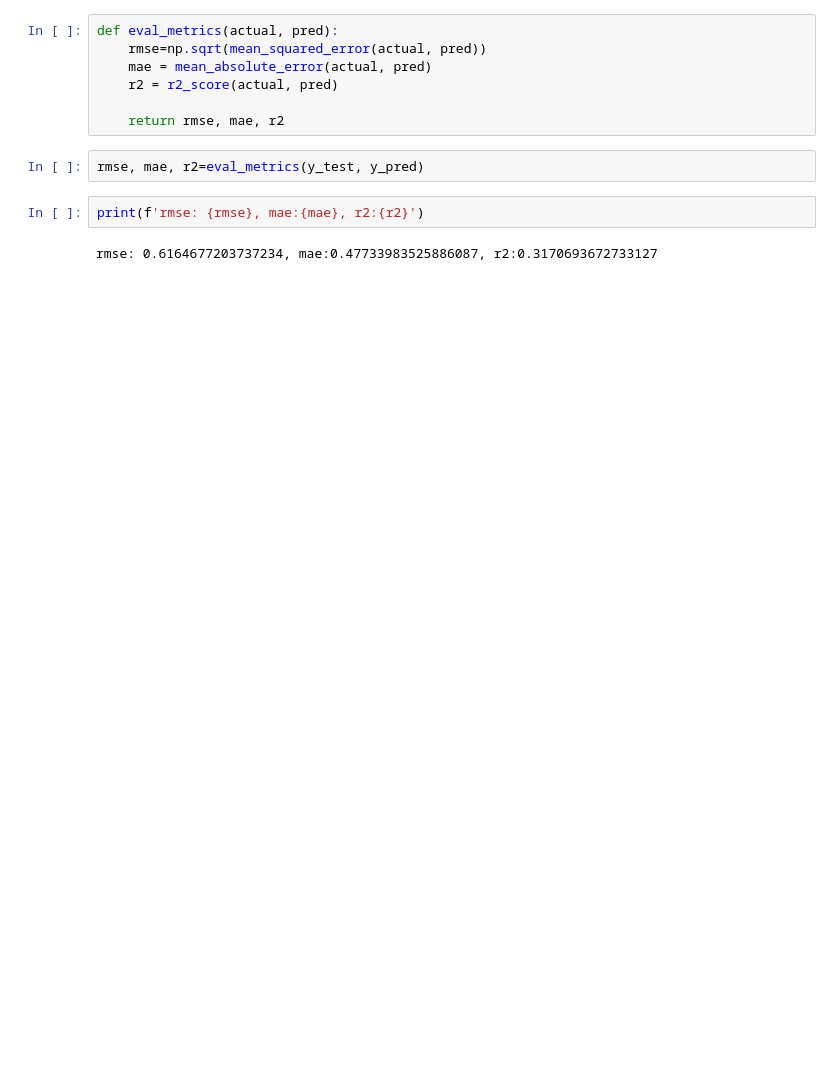
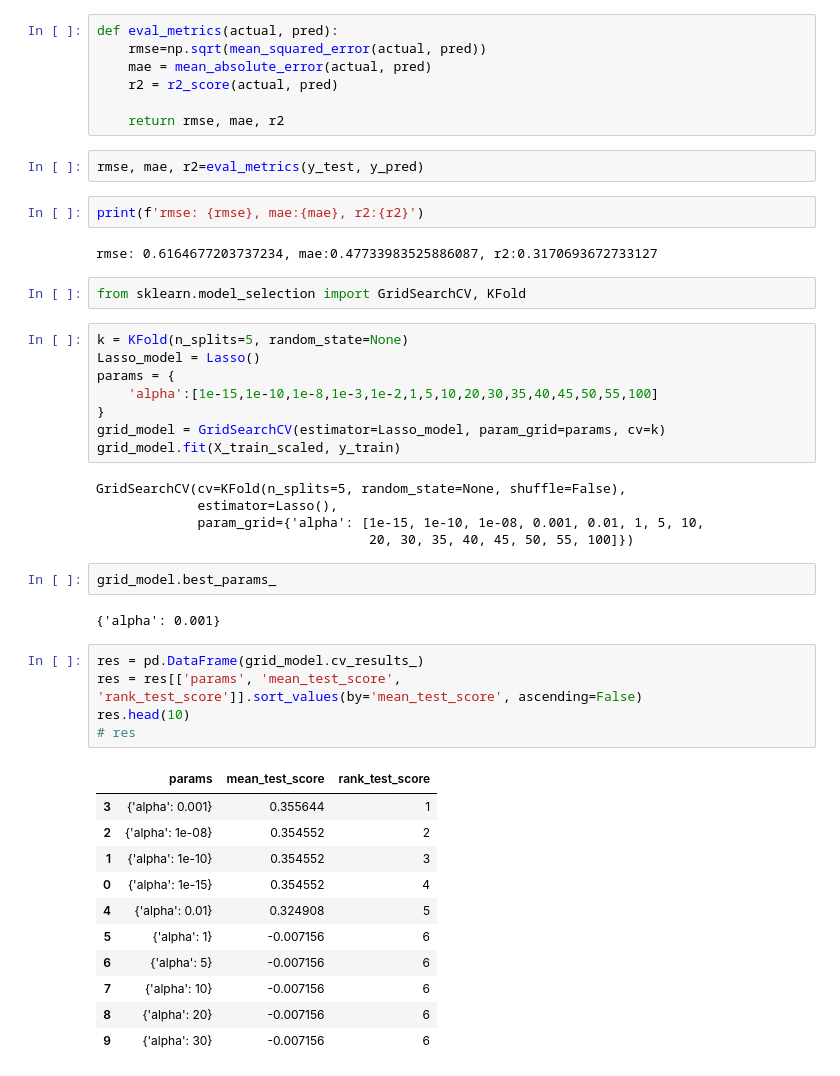
Before and after one commit to peteray-dev/ML-wine-project-End-to-end, a Jupyter notebook: research/Experiment.ipynb, the cells around one changed output. Saved outputs shown, nothing was run; the diff lists cells and outputs as text; blank space fills up the shorter version.

```diff
--- a/research/Experiment.ipynb
+++ b/research/Experiment.ipynb
@@ -129,3 +132,39 @@ rmse, mae, r2=eval_metrics(y_test, y_pred)
 print(f'rmse: {rmse}, mae:{mae}, r2:{r2}')
 # %% [output]
 rmse: 0.6164677203737234, mae:0.47733983525886087, r2:0.3170693672733127
+# %%
+from sklearn.model_selection import GridSearchCV, KFold
+# %%
+k = KFold(n_splits=5, random_state=None)
+Lasso_model = Lasso()
+params = {
+    'alpha':[1e-15,1e-10,1e-8,1e-3,1e-2,1,5,10,20,30,35,40,45,50,55,100]
+}
+grid_model = GridSearchCV(estimator=Lasso_model, param_grid=params, cv=k)
+grid_model.fit(X_train_scaled, y_train)
+# %% [output]
+GridSearchCV(cv=KFold(n_splits=5, random_state=None, shuffle=False),
+             estimator=Lasso(),
+             param_grid={'alpha': [1e-15, 1e-10, 1e-08, 0.001, 0.01, 1, 5, 10,
+                                   20, 30, 35, 40, 45, 50, 55, 100]})
+# %%
+grid_model.best_params_
+# %% [output]
+{'alpha': 0.001}
+# %%
+res = pd.DataFrame(grid_model.cv_results_)
+res = res[['params', 'mean_test_score', 'rank_test_score']].sort_values(by='mean_test_score', ascending=False)
+res.head(10)
+# res
+# %% [output]
+|  | params | mean_test_score | rank_test_score |
+| 3 | {'alpha': 0.001} | 0.355644 | 1 |
+| 2 | {'alpha': 1e-08} | 0.354552 | 2 |
+| 1 | {'alpha': 1e-10} | 0.354552 | 3 |
+| 0 | {'alpha': 1e-15} | 0.354552 | 4 |
+| 4 | {'alpha': 0.01} | 0.324908 | 5 |
+| 5 | {'alpha': 1} | -0.007156 | 6 |
+| 6 | {'alpha': 5} | -0.007156 | 6 |
+| 7 | {'alpha': 10} | -0.007156 | 6 |
+| 8 | {'alpha': 20} | -0.007156 | 6 |
+| 9 | {'alpha': 30} | -0.007156 | 6 |
```
Also changed, not shown: parts of 3 cells of this notebook, 2 other files.
